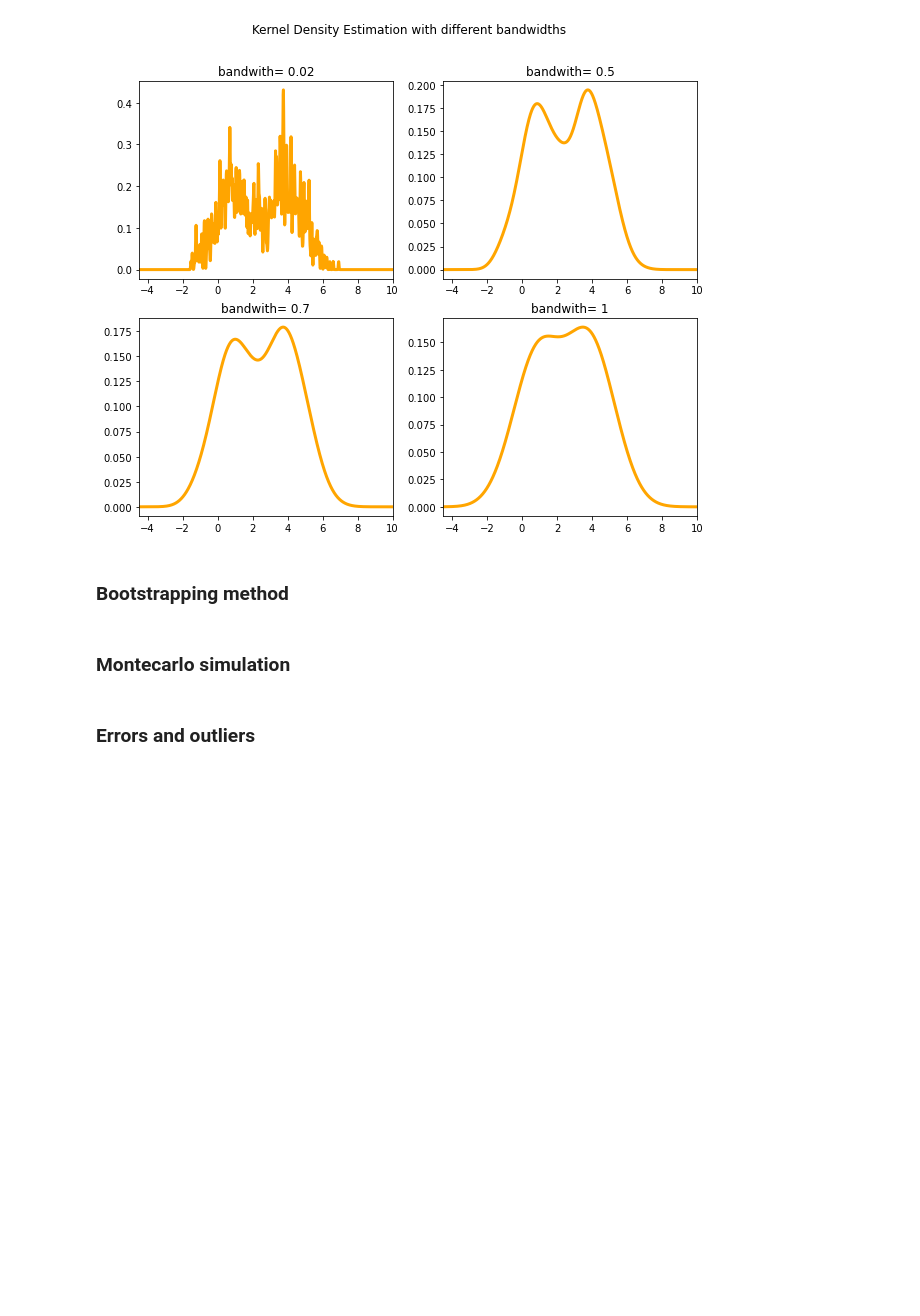
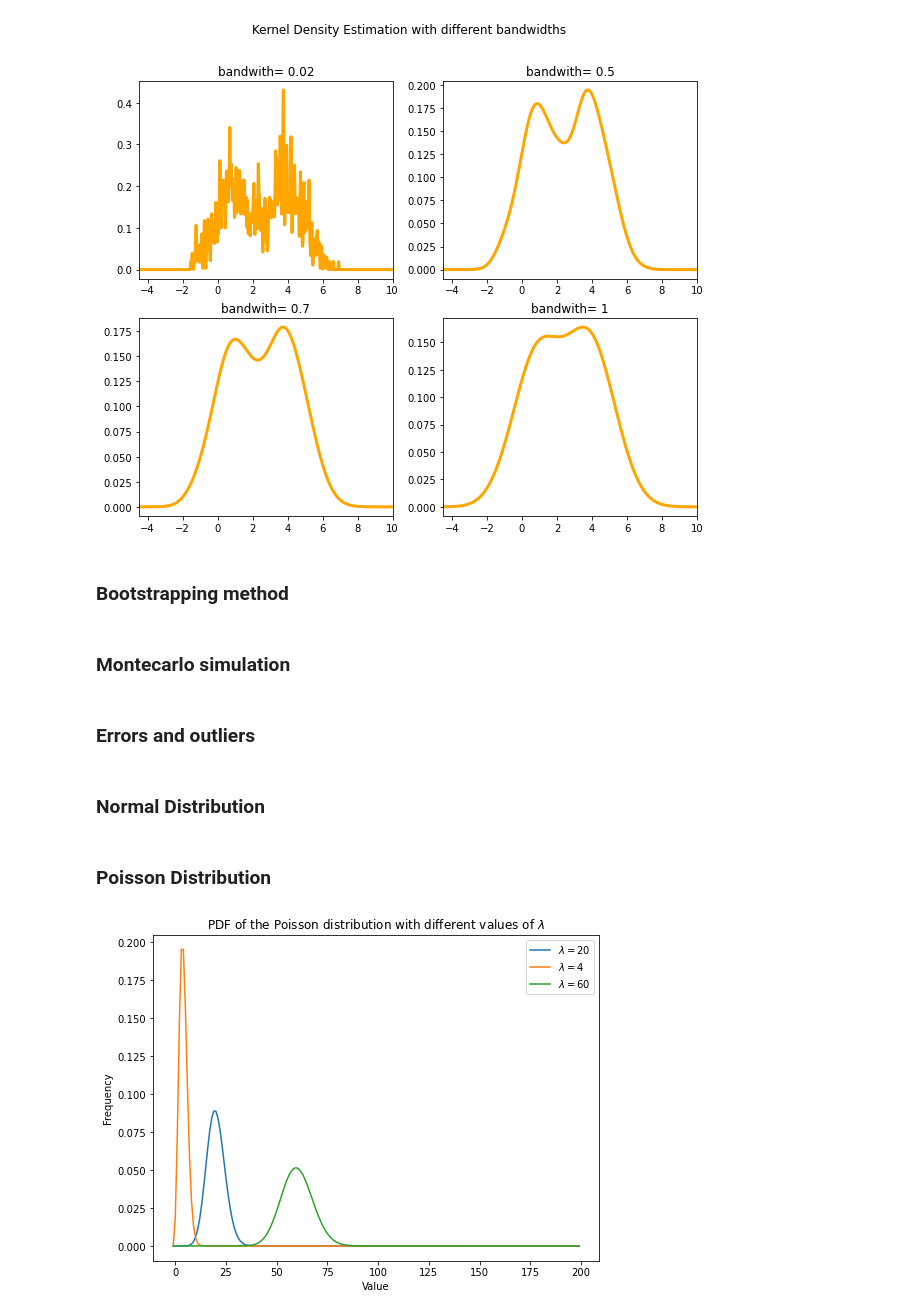
Before and after one commit to aletuf93/logproj, a Jupyter notebook: examples/03. Statistics.ipynb, the cells around one changed output. Drawn from its saved outputs; the diff is of its cells as text; code cells hidden in the pictures; blank space fills up the shorter version.

Commit message:
StatisticalDistribution

```diff
--- a/examples/03. Statistics.ipynb
+++ b/examples/03. Statistics.ipynb
@@ -97,3 +97,5 @@ ax[1,1].set_xlim(min_v, max_v)
 ### Errors and outliers
 # %%
 #Complete with example of the measurements system, bias, variance, outliers detection (Chauvenet and IQR method)
+# %% [markdown]
+### Normal Distribution
@@ -99,0 +104,19 @@ ax[1,1].set_xlim(min_v, max_v)
+# %% [markdown]
+### Poisson Distribution
+# %%
+from scipy.stats import poisson
+
+tau = 200
+d_list = [0.1,0.02,0.3]
+for d in d_list:
+    mu=tau*d
+    dist = poisson(mu)
+    x = np.arange(-1, 200)
+    plt.plot(x, dist.pmf(x))
+plt.legend(["$\lambda=20$","$\lambda=4$","$\lambda=60$"])
+plt.title("PDF of the Poisson distribution with different values of $\lambda$ ")
+plt.xlabel("Value")
+plt.ylabel("Frequency")
+plt.rcParams['figure.figsize'] = [8, 6] #set the figure size
+# %% [output]
+[figure, added]
```
Also changed, not shown: parts of 7 cells of this notebook.
